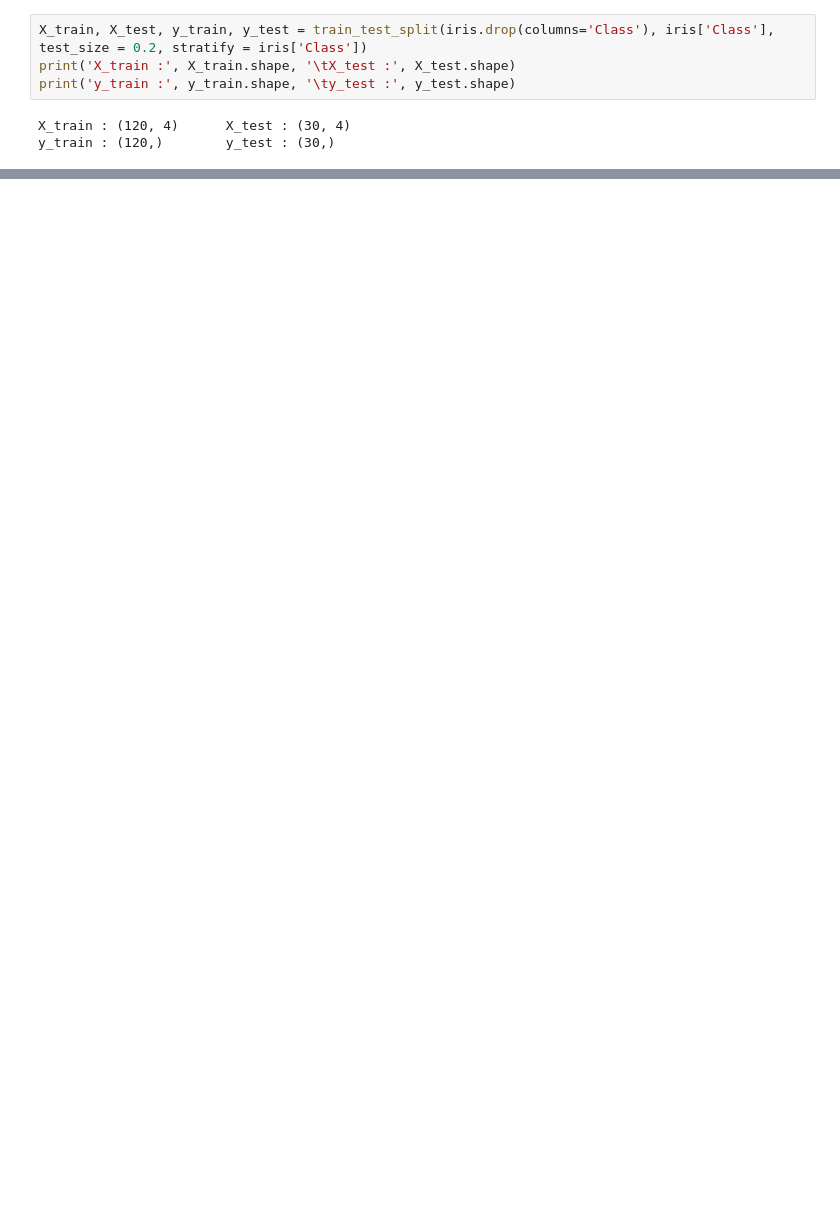
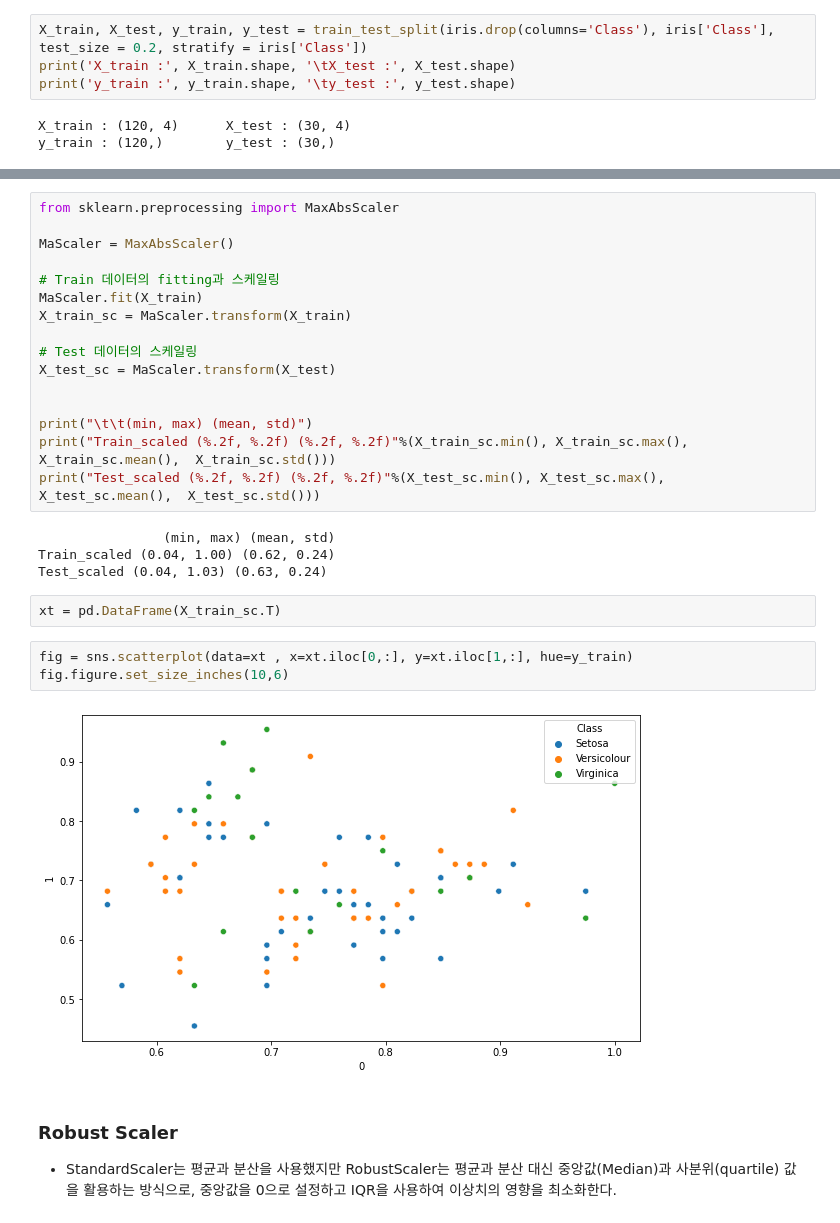
Before and after one commit to min-hee-Lee/python_workdemo, a Jupyter notebook: p602_기계학습_데이터_전처리_데이터_스케일링.ipynb, the cells around one changed output, grey strips where cells are left out. Cells and saved outputs as stored; diff of their text form; blank space fills up the shorter version.

```diff
--- a/p602_기계학습_데이터_전처리_데이터_스케일링.ipynb
+++ b/p602_기계학습_데이터_전처리_데이터_스케일링.ipynb
@@ -169,0 +245,30 @@ print(X_train_sc)
+# %%
+from sklearn.preprocessing import MaxAbsScaler
+
+MaScaler = MaxAbsScaler()
+
+# Train 데이터의 fitting과 스케일링
+MaScaler.fit(X_train)
+X_train_sc = MaScaler.transform(X_train)
+
+# Test 데이터의 스케일링
+X_test_sc = MaScaler.transform(X_test)
+
+
+print("\t\t(min, max) (mean, std)")
+print("Train_scaled (%.2f, %.2f) (%.2f, %.2f)"%(X_train_sc.min(), X_train_sc.max(),  X_train_sc.mean(),  X_train_sc.std()))
+print("Test_scaled (%.2f, %.2f) (%.2f, %.2f)"%(X_test_sc.min(), X_test_sc.max(),  X_test_sc.mean(),  X_test_sc.std()))
+# %% [output]
+                (min, max) (mean, std)
+Train_scaled (0.04, 1.00) (0.62, 0.24)
+Test_scaled (0.04, 1.03) (0.63, 0.24)
+# %%
+xt = pd.DataFrame(X_train_sc.T)
+# %%
+fig = sns.scatterplot(data=xt , x=xt.iloc[0,:], y=xt.iloc[1,:], hue=y_train)
+fig.figure.set_size_inches(10,6)
+# %% [output]
+[figure, added]
+# %% [markdown]
+### Robust Scaler
+- StandardScaler는 평균과 분산을 사용했지만 RobustScaler는 평균과 분산 대신 중앙값(Median)과 사분위(quartile) 값을 활용하는 방식으로, 중앙값을 0으로 설정하고 IQR을 사용하여 이상치의 영향을 최소화한다.
```
Also changed, not shown: parts of 32 cells of this notebook.
